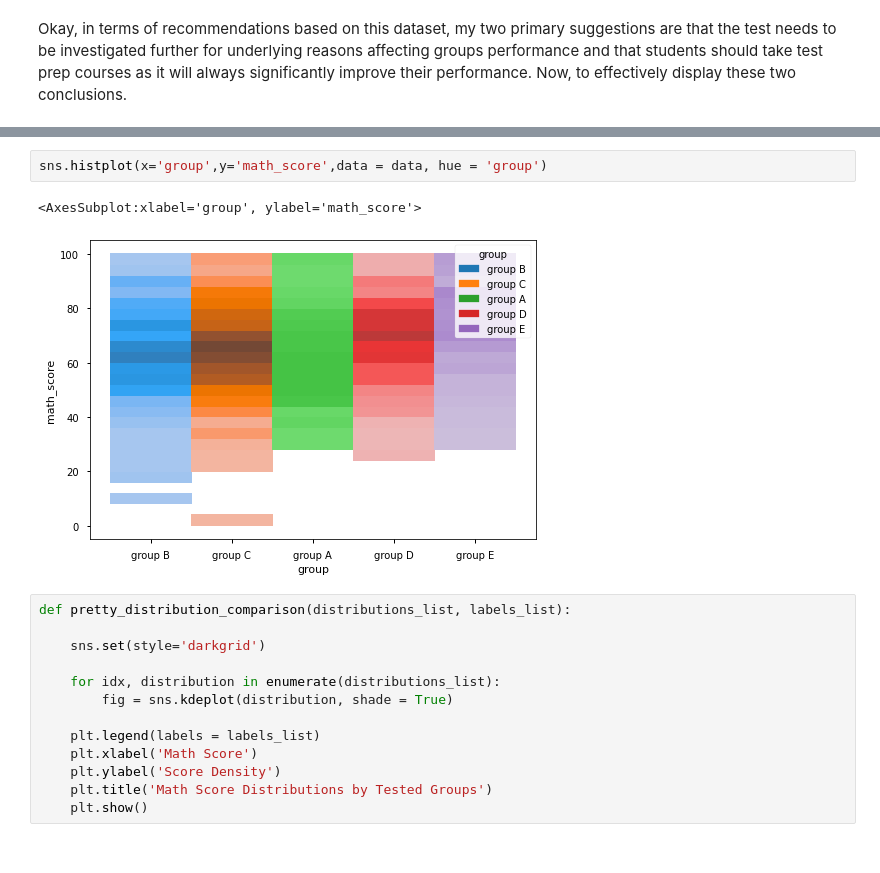
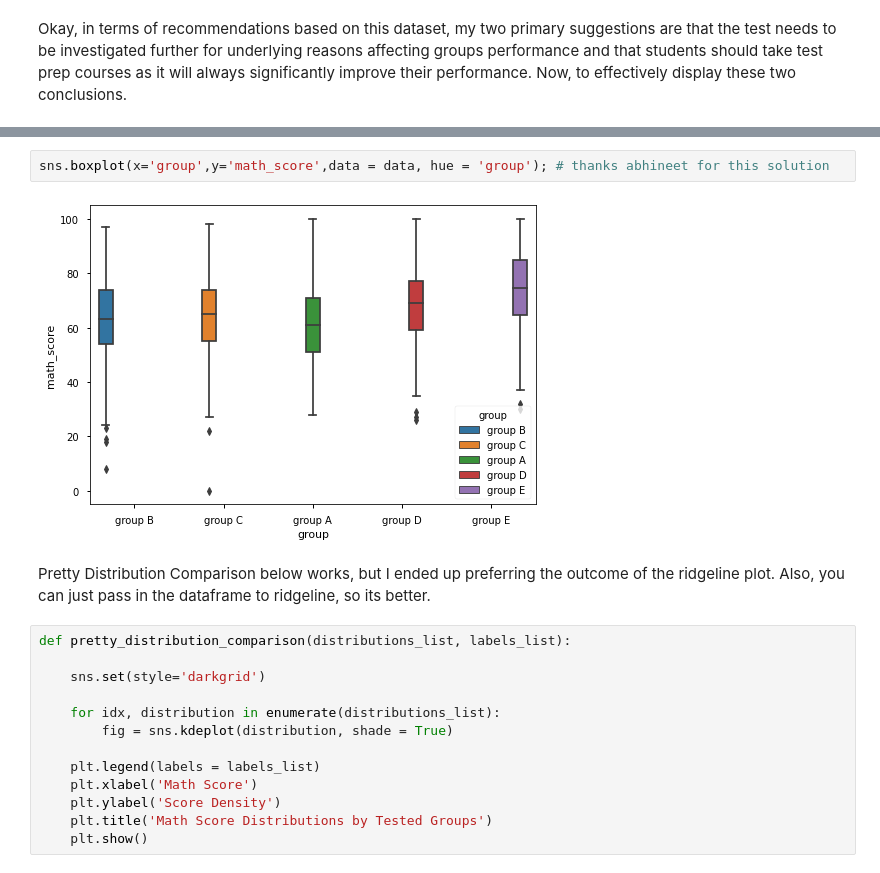
Before and after one commit to mattlegro/data-visualization-practice, a Jupyter notebook: visualization_practice.ipynb, the cells around one changed output, grey strips where cells are left out. Saved outputs shown, nothing was run; the diff lists cells and outputs as text.

```diff
--- a/visualization_practice.ipynb
+++ b/visualization_practice.ipynb
@@ -314,8 +307,9 @@ Name: math_score, Length: 89, dtype: int64
 # %%
-sns.histplot(x='group',y='math_score',data = data, hue = 'group')
+sns.boxplot(x='group',y='math_score',data = data, hue = 'group'); # thanks abhineet for this solution
 # %% [output]
-<AxesSubplot:xlabel='group', ylabel='math_score'>
-[figure, old version]
+[figure, new version]
+# %% [markdown]
+Pretty Distribution Comparison below works, but I ended up preferring the outcome of the ridgeline plot. Also, you can just pass in the dataframe to ridgeline, so its better.
 # %%
 def pretty_distribution_comparison(distributions_list, labels_list):
 
```
Also changed, not shown: parts of 11 cells of this notebook.
